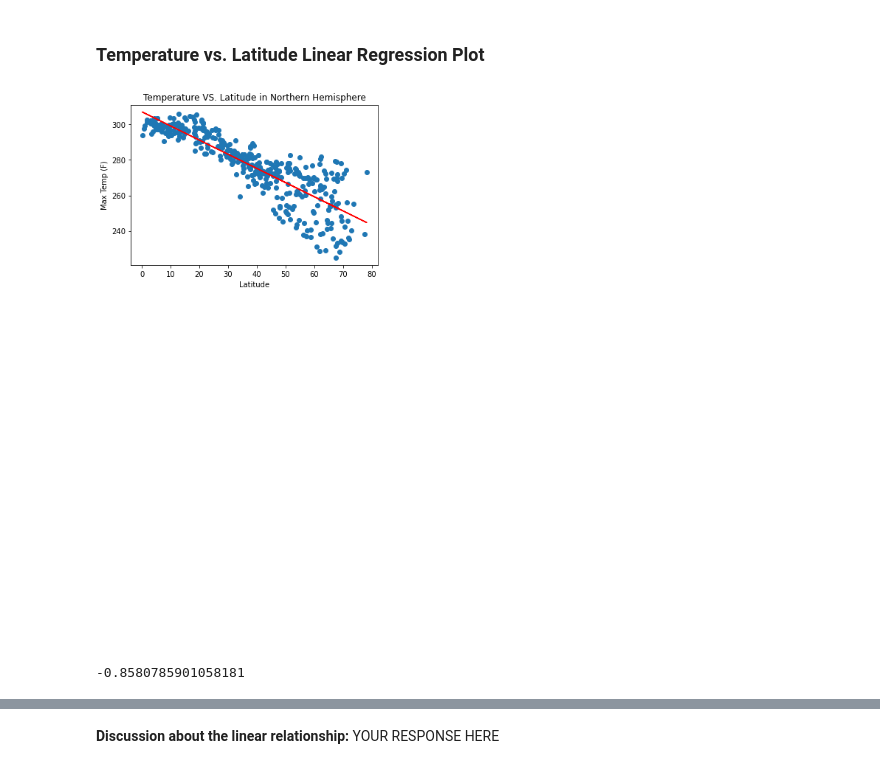
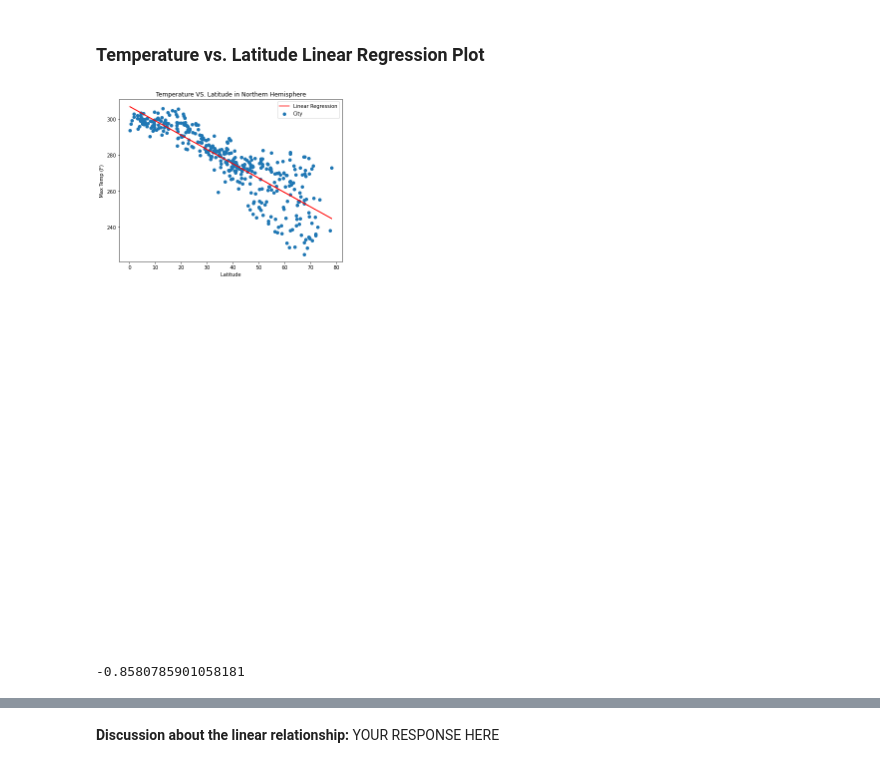
Before and after one commit to Kongfufack/python_api_challenge, a Jupyter notebook: Weatherpy/WeatherPy.ipynb, the cells around one changed output, grey strips where cells are left out. Cells and saved outputs as stored; diff of their text form; code cells hidden in the pictures.

```diff
--- a/Weatherpy/WeatherPy.ipynb
+++ b/Weatherpy/WeatherPy.ipynb
@@ -323,20 +327,23 @@ southern_hemi_df.head()
 # %%
 # Linear regression on Northern Hemisphere
 x_values = northern_hemi_df["Lat"]
 y_values = northern_hemi_df["Max Temp"]
 (slope, intercept, rvalue, pvalue, stderr) = linregress(x_values, y_values)
 regress_values = x_values * slope + intercept
 line_eq = "y = " + str(round(slope,2)) + "x + " + str(round(intercept,2)) + " R-value: " + str(round(rvalue,2))
+plt.figure(figsize=(8,6))
 plt.scatter(x_values,y_values)
 plt.plot(x_values,regress_values,"r-")
 plt.annotate(line_eq,(6,10),fontsize=15,color="red")
 plt.xlabel('Latitude')
 plt.ylabel('Max Temp (F)')
 plt.title("Temperature VS. Latitude in Northern Hemisphere")
+plt.legend(['Linear Regression', 'City'])
 plt.show()
+
 print(rvalue)
 # %% [output]
-[figure, old version]
+[figure, new version]
 -0.8580785901058181
 # %%
 # Linear regression on Southern Hemisphere
```
Also changed, not shown: parts of 8 cells of this notebook, 5 other files.
